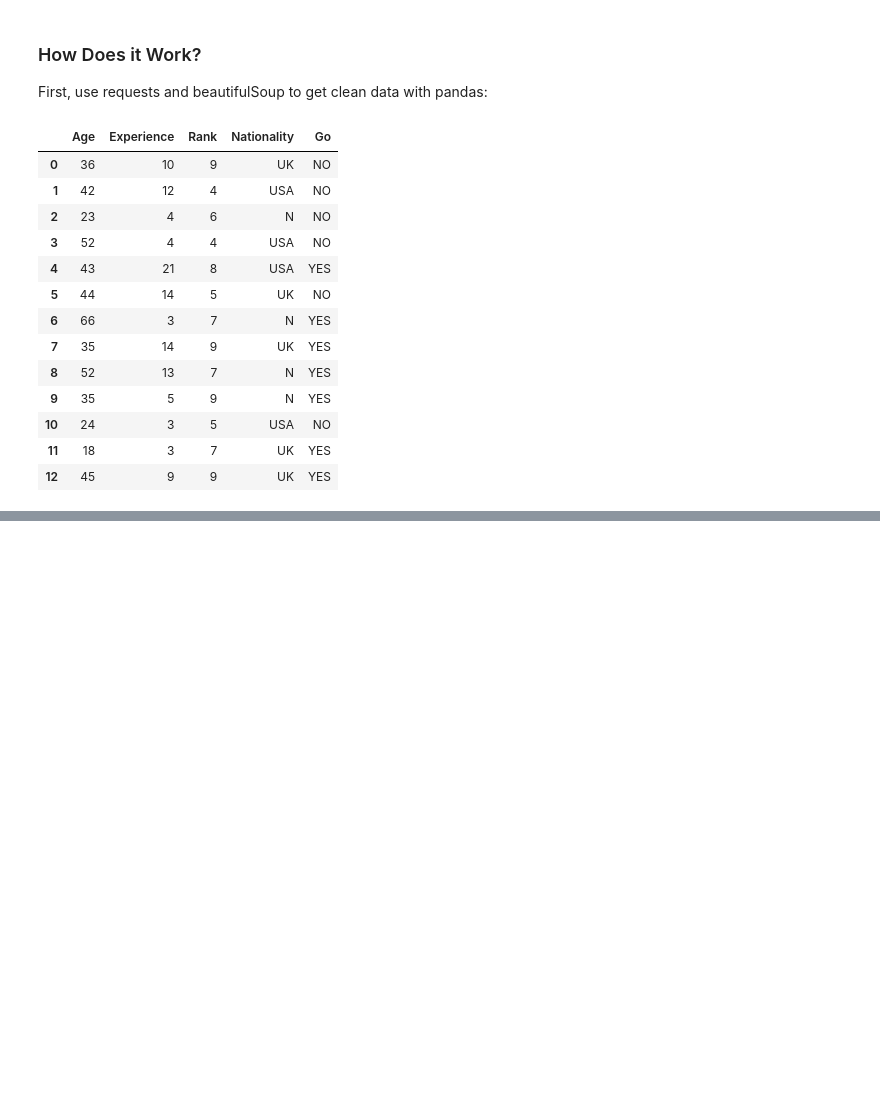
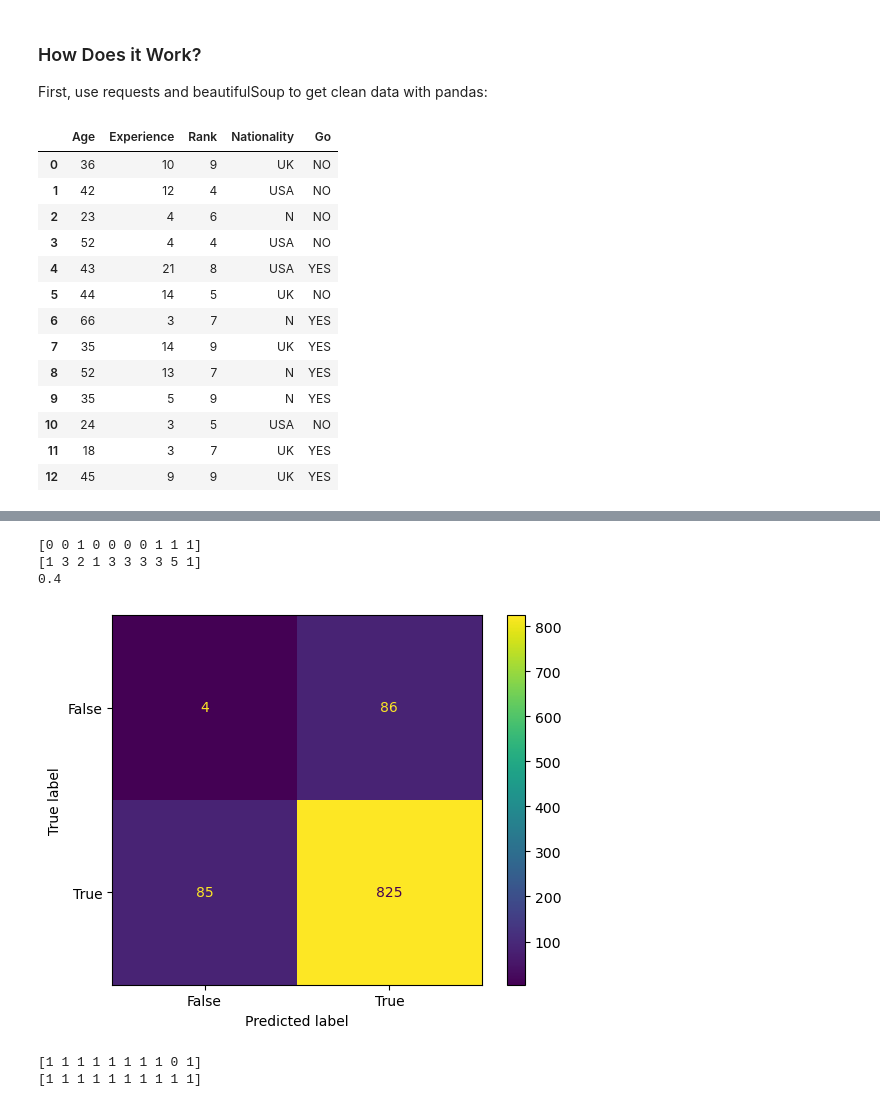
Before and after one commit to sukibayashi/pythonstudy, a Jupyter notebook: w3schools/02 Machine Learning.ipynb, the cells around one changed output, grey strips where cells are left out. Cells and saved outputs as stored; diff of their text form; code cells hidden in the pictures; blank space fills up the shorter version.

```diff
--- a/w3schools/02 Machine Learning.ipynb
+++ b/w3schools/02 Machine Learning.ipynb
@@ -1334,0 +1592,49 @@ We have to convert the non numerical columns ‘Nationality’ and ‘Go’ into
+# %%
+import numpy as np
+
+# 例：一次抛1枚硬币实验，正面朝上发生的概率为0.5，做10次实验。
+# 求每次实验发生正面朝上的硬币个数
+test = np.random.binomial(1, 0.5, 10)
+test2 = np.random.binomial(5, 0.5, 10)
+print(test)
+print(test2)
+
+# 发生一正一反的概率是多少？
+probability = sum(test == 1)/10
+print(probability)
+# %% [output]
+[0 0 1 0 0 0 0 1 1 1]
+[1 3 2 1 3 3 3 3 5 1]
+0.4
+# %%
+import numpy as np
+
+# numpy.random.binomial(n, p, size=None)
+# n: int型或者一个int型的数组，大于等于0，接受浮点数但会被截断（输入浮点数会被转换成整数使用）
+# p：float或者一组float数组
+# size：可选项，表示输出的大小
+
+actual = np.random.binomial(1, 0.9, size = 1000)      # 实际
+predicted = np.random.binomial(1, 0.9, size = 1000)   # 预测
+
+# In order to create the confusion matrix we need to import metrics from the sklearn module.
+from sklearn import metrics
+
+confusion_matrix = metrics.confusion_matrix(actual, predicted)
+
+# To create a more interpretable visual display(可解释的视觉显示) we neet to convert the table into a confusion matrix display
+cm_display = metrics.ConfusionMatrixDisplay(confusion_matrix = confusion_matrix, display_labels= [False, True])
+
+# Vizualizing the display requires that we import pyplot from matplotlib
+import matplotlib.pyplot as plt
+
+cm_display.plot()
+plt.show()
+# %% [output]
+[figure, added]
+# %%
+print(actual[:10])
+print(predicted[:10])
+# %% [output]
+[1 1 1 1 1 1 1 1 0 1]
+[1 1 1 1 1 1 1 1 1 1]
```
Also changed, not shown: parts of 43 cells of this notebook, 6 other files.
